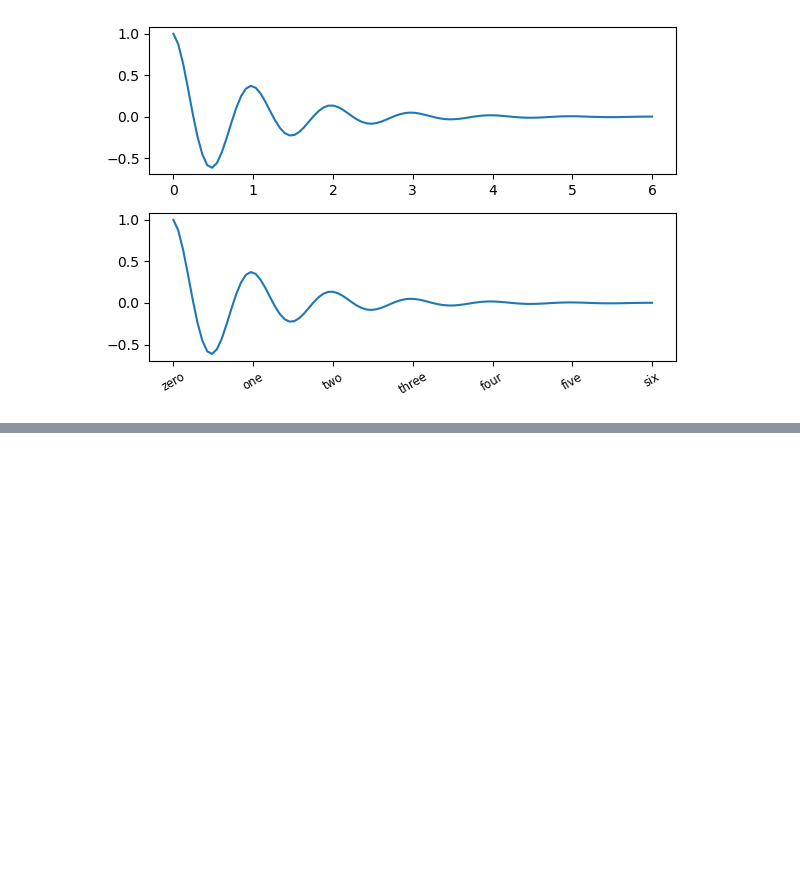
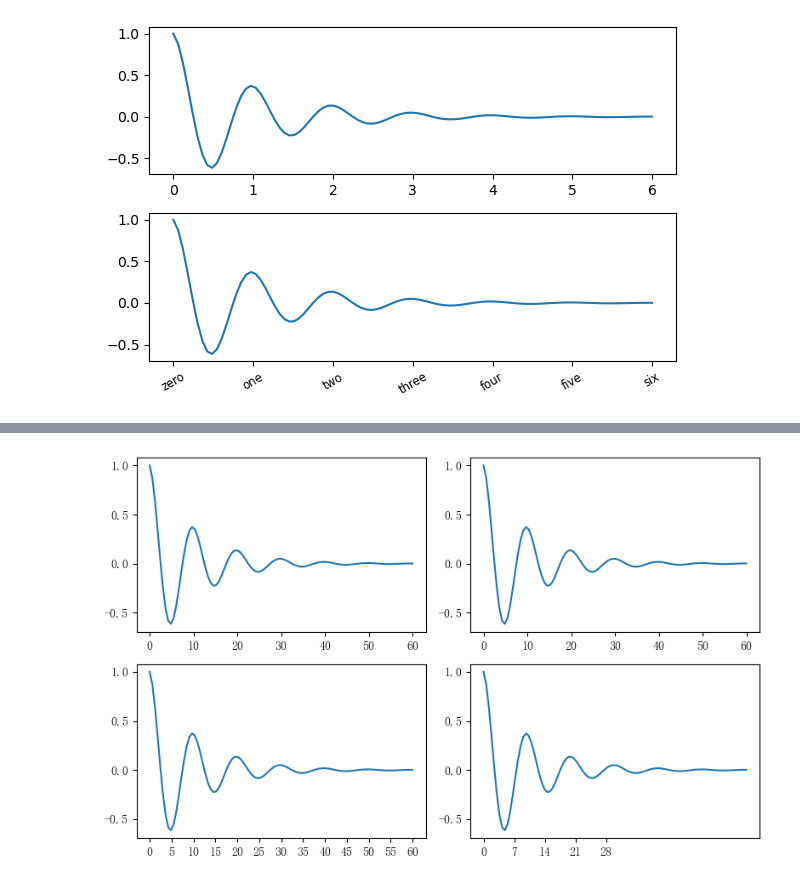
Before and after one commit to GGuo888/fantastic-matplotlib, a Jupyter notebook: practice/day04.ipynb, the cells around one changed output, grey strips where cells are left out. Cells and saved outputs as stored; diff of their text form; code cells hidden in the pictures; blank space fills up the shorter version.

```diff
--- a/practice/day04.ipynb
+++ b/practice/day04.ipynb
@@ -222,0 +268,24 @@ print(axs[1].xaxis.get_ticklines(minor=False))
+# %%
+# 接收各种locator的例子
+x1 = np.linspace(0,6,100)
+y1 = np.cos(2*np.pi*x1)*np.exp(-x1)
+fig, axs = plt.subplots(2, 2, figsize=(8, 5), tight_layout=True)
+for n, ax in enumerate(axs.flat):
+    ax.plot(x1*10., y1)
+
+locator = matplotlib.ticker.AutoLocator() #自动分配刻度值的位置
+axs[0, 0].xaxis.set_major_locator(locator)
+
+#自动选择合适的位置，并且刻度之间最多不超过7个间隔nbins
+locator = matplotlib.ticker.MaxNLocator(nbins=7)
+axs[0, 1].xaxis.set_major_locator(locator)
+
+#将刻度的标签设置为5的倍数
+locator = matplotlib.ticker.MultipleLocator(5)
+axs[1, 0].xaxis.set_major_locator(locator)
+
+#直接指定刻度所在的位置
+locator = matplotlib.ticker.FixedLocator([0,7,14,21,28])
+axs[1, 1].xaxis.set_major_locator(locator);
+# %% [output]
+[figure, added]
```
Also changed, not shown: parts of 10 cells of this notebook.
